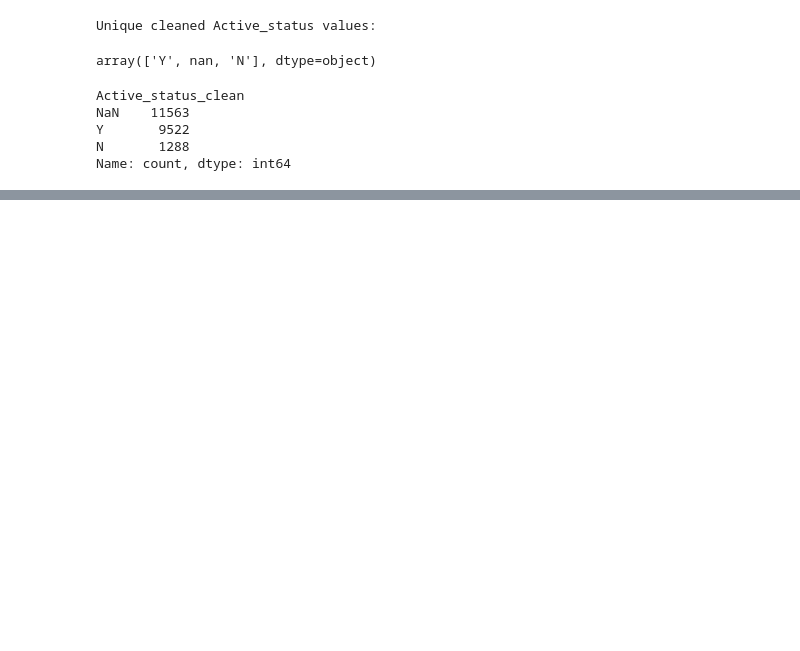
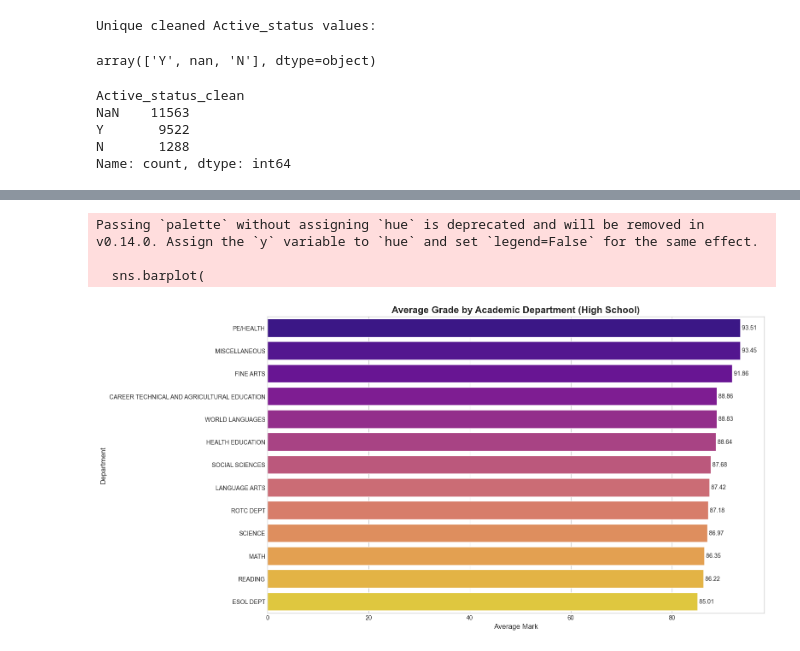
Before and after one commit to bvo0293/PracticumSummer2025, a Jupyter notebook: EDA.ipynb, the cells around one changed output, grey strips where cells are left out. Cells and saved outputs as stored; diff of their text form; code cells hidden in the pictures; blank space fills up the shorter version.

```diff
--- a/EDA.ipynb
+++ b/EDA.ipynb
@@ -419,0 +484,41 @@ display(recommendations.head())
+# %%
+hs_grades_cleaned['Mark'] = pd.to_numeric(hs_grades_cleaned['Mark'], errors='coerce')
+
+# First, merge grades with courses to get Department Descriptions
+grades_with_dept = pd.merge(
+    hs_grades_cleaned[['student_id', 'CourseNumber', 'Mark']],
+    courses_active[['siscourseidentifier', 'DepartmentDesc']],
+    left_on='CourseNumber',
+    right_on='siscourseidentifier',
+    how='inner'
+)
+
+# Now that 'Mark' is numeric, this calculation will succeed.
+# Drop any rows with NaN in 'Mark' or 'DepartmentDesc' before grouping
+grades_with_dept.dropna(subset=['Mark', 'DepartmentDesc'], inplace=True)
+avg_grades_by_dept = grades_with_dept.groupby('DepartmentDesc')['Mark'].mean().sort_values(ascending=False).reset_index()
+
+# Plot the results
+plt.figure(figsize=(15, 9))
+sns.barplot(
+    x='Mark',
+    y='DepartmentDesc',
+    data=avg_grades_by_dept,
+    palette='plasma'
+)
+
+plt.title('Average Grade by Academic Department (High School)', fontsize=16, fontweight='bold')
+plt.xlabel('Average Mark', fontsize=12)
+plt.ylabel('Department', fontsize=12)
+plt.xticks(rotation=0)
+
+# Add the value labels on the bars
+for index, value in enumerate(avg_grades_by_dept['Mark']):
+    plt.text(value, index, f' {value:.2f}', va='center')
+
+plt.show()
+# %% [output]
+Passing `palette` without assigning `hue` is deprecated and will be removed in v0.14.0. Assign the `y` variable to `hue` and set `legend=False` for the same effect.
+
+  sns.barplot(
+[figure, added]
```
Also changed, not shown: parts of 27 cells of this notebook, 2 other files.
